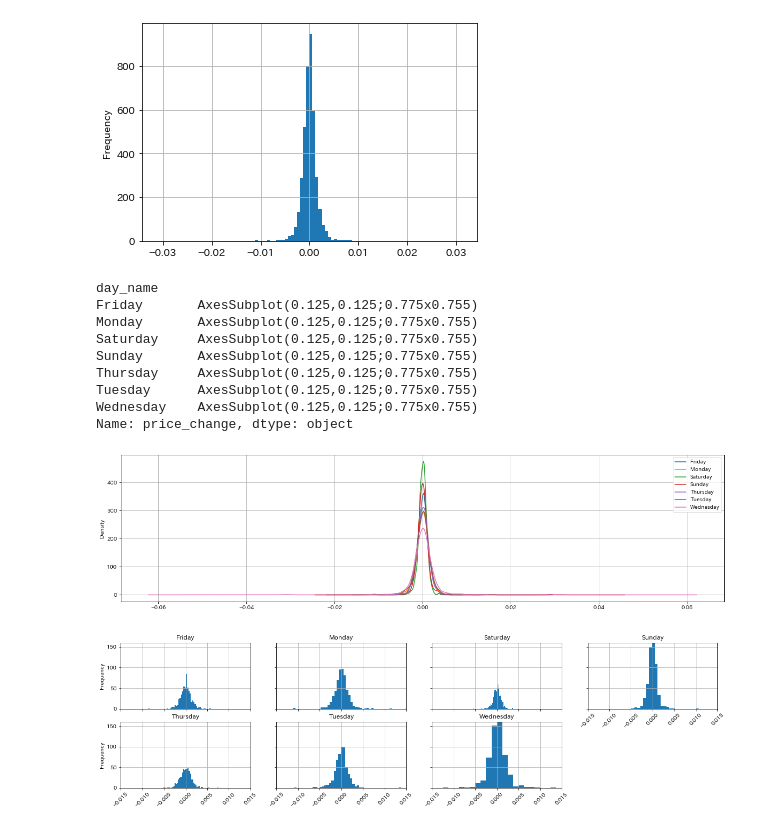
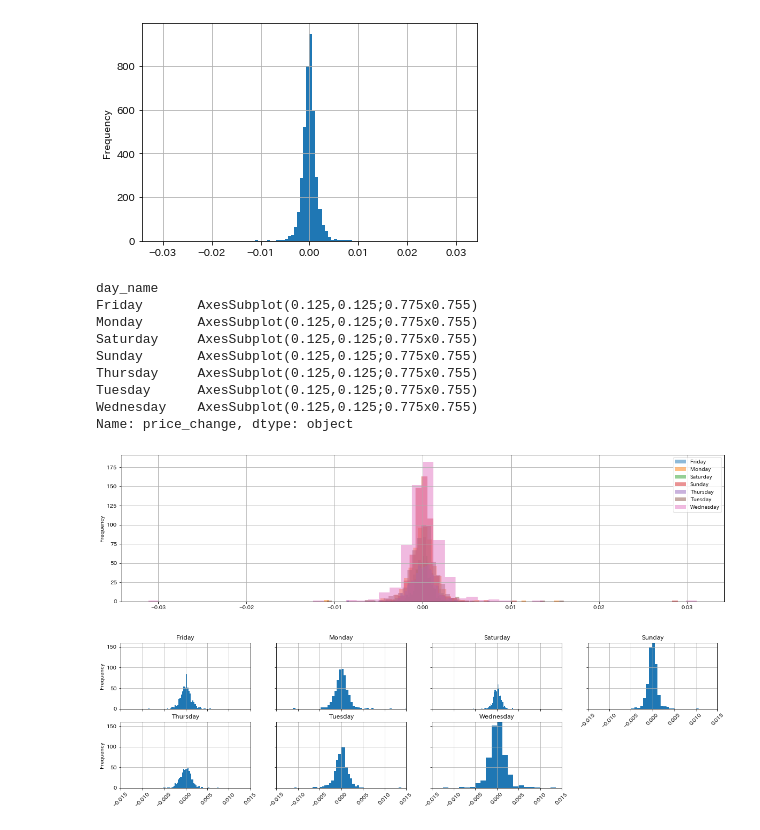
Before and after one commit to fin-py/botter4visualization, a Jupyter notebook: source/static_plots.ipynb, the cells around one changed output. Drawn from its saved outputs; the diff is of its cells as text; code cells hidden in the pictures.

```diff
--- a/source/static_plots.ipynb
+++ b/source/static_plots.ipynb
@@ -25,2 +33,3 @@ import pandas as pd
 # %%
-df_btc_eur =pd.read_pickle("/tmp/binance_btc-eur.pkl")
+df_btc_eur =pd.read_pickle("../data/binance_btc-eur.pkl")
+df_btc_eur.head()
@@ -184,18 +237,18 @@ df_ohlc_btc_eur["price_change"].plot(kind="hist", bins=100, grid=True)
 <AxesSubplot:ylabel='Frequency'>
 [figure]
 # %%
-df_ohlc_btc_eur.groupby("day_name")["price_change"].plot(kind="kde",  grid=True, legend=True, figsize=(20,5))
+df_ohlc_btc_eur.groupby("day_name")["price_change"].plot(kind="hist", bins=50, grid=True, legend=True, figsize=(20,5), alpha=0.5, )
 # %% [output]
 day_name
 Friday       AxesSubplot(0.125,0.125;0.775x0.755)
 Monday       AxesSubplot(0.125,0.125;0.775x0.755)
 Saturday     AxesSubplot(0.125,0.125;0.775x0.755)
 Sunday       AxesSubplot(0.125,0.125;0.775x0.755)
 Thursday     AxesSubplot(0.125,0.125;0.775x0.755)
 Tuesday      AxesSubplot(0.125,0.125;0.775x0.755)
 Wednesday    AxesSubplot(0.125,0.125;0.775x0.755)
 Name: price_change, dtype: object
-[figure, old version]
+[figure, new version]
 # %%
 import matplotlib.pyplot as plt
 fig = plt.figure(figsize=(20,5))
```
Also changed, not shown: parts of 39 cells of this notebook.
